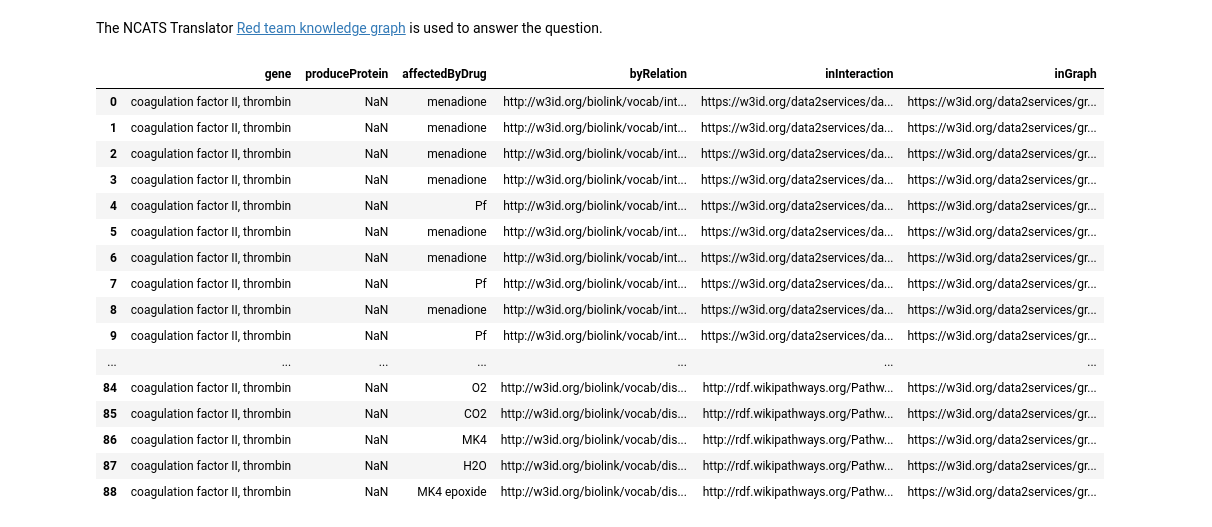
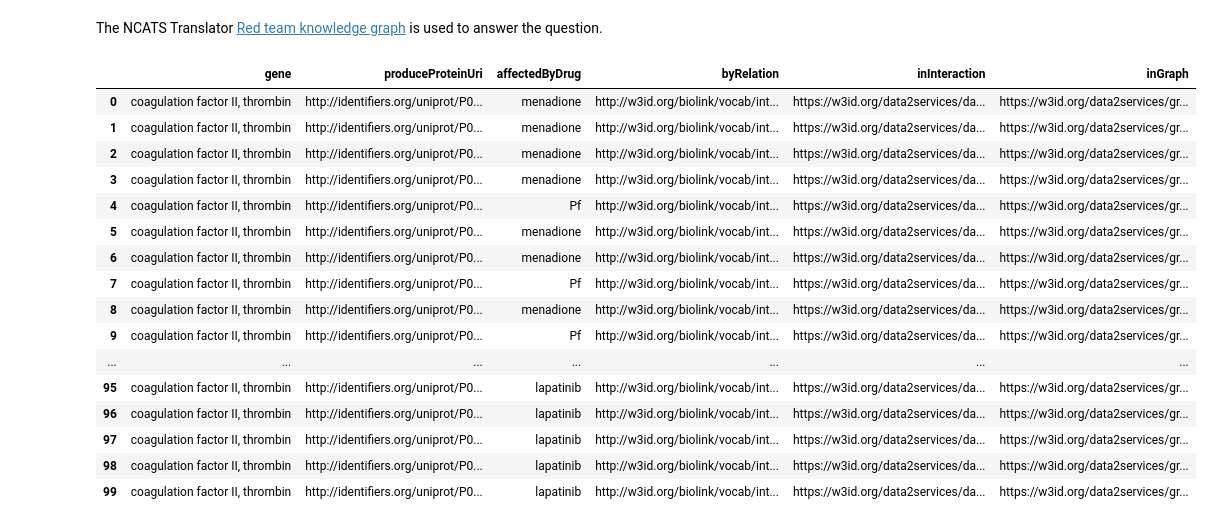
Before and after one commit to vemonet/translator-sparql-notebook, a Jupyter notebook: ncats-find_drugs_targeting_specific_gene.ipynb, the cells around one changed output. Drawn from its saved outputs; the diff is of its cells as text; code cells hidden in the pictures.

Commit message:
now use variable for gene in the query

```diff
--- a/ncats-find_drugs_targeting_specific_gene.ipynb
+++ b/ncats-find_drugs_targeting_specific_gene.ipynb
@@ -9,47 +19,50 @@ from IPython.core.display import display, HTML
 The NCATS Translator [Red team knowledge graph](http://graphdb.dumontierlab.com/repositories/ncats-red-kg) is used to answer the question.
 # %%
 sparql = SPARQLWrapper("http://graphdb.dumontierlab.com/repositories/ncats-red-kg")
-sparql.setQuery("""
+gene = "coagulation factor II, thrombin"
+query = """
 PREFIX rdfs: <http://www.w3.org/2000/01/rdf-schema#>
 PREFIX bl: <http://w3id.org/biolink/vocab/>
-SELECT distinct ?gene ?produceProtein ?affectedByDrug ?byRelation ?inInteraction ?inGraph
+SELECT distinct ?gene ?produceProteinUri ?affectedByDrug ?byRelation ?inInteraction ?inGraph
 {
   ?geneUri a bl:Gene ;
     bl:id ?geneId ;
     bl:name ?gene ;
-    bl:has_gene_product ?geneProductUri .
+    bl:has_gene_product ?produceProteinUri .
   OPTIONAL { ?geneProductUri bl:name ?produceProtein . }
   ?geneProductUri a bl:GeneProduct .
   GRAPH ?inGraph {
       ?inInteraction ?associationSubject ?geneProductUri ;
        ?associationObject ?drugUri ;
        bl:relation ?byRelation .
    }
   ?drugUri a bl:ChemicalSubstance .
   OPTIONAL {?drugUri bl:name ?affectedByDrug .}
-  FILTER regex(str(?gene), "coagulation factor II, thrombin") .
+  FILTER regex(str(?gene), "%s") .
 } limit 100
-""")
+"""
+
+sparql.setQuery(query % (gene))
 
 sparql.setReturnFormat(CSV)
 results = sparql.query().convert()
 df = pd.read_csv(io.BytesIO(results))
 display(HTML(df.to_html()))
 # %% [output]
-|  | gene | produceProtein | affectedByDrug | byRelation | inInteraction | inGraph |
-| 0 | coagulation factor II, thrombin | NaN | menadione | http://w3id.org/biolink/vocab/int... | https://w3id.org/data2services/da... | https://w3id.org/data2services/gr... |
-| 1 | coagulation factor II, thrombin | NaN | menadione | http://w3id.org/biolink/vocab/int... | https://w3id.org/data2services/da... | https://w3id.org/data2services/gr... |
-| 2 | coagulation factor II, thrombin | NaN | menadione | http://w3id.org/biolink/vocab/int... | https://w3id.org/data2services/da... | https://w3id.org/data2services/gr... |
-| 3 | coagulation factor II, thrombin | NaN | menadione | http://w3id.org/biolink/vocab/int... | https://w3id.org/data2services/da... | https://w3id.org/data2services/gr... |
-| 4 | coagulation factor II, thrombin | NaN | Pf | http://w3id.org/biolink/vocab/int... | https://w3id.org/data2services/da... | https://w3id.org/data2services/gr... |
-| 5 | coagulation factor II, thrombin | NaN | menadione | http://w3id.org/biolink/vocab/int... | https://w3id.org/data2services/da... | https://w3id.org/data2services/gr... |
-| 6 | coagulation factor II, thrombin | NaN | menadione | http://w3id.org/biolink/vocab/int... | https://w3id.org/data2services/da... | https://w3id.org/data2services/gr... |
-| 7 | coagulation factor II, thrombin | NaN | Pf | http://w3id.org/biolink/vocab/int... | https://w3id.org/data2services/da... | https://w3id.org/data2services/gr... |
-| 8 | coagulation factor II, thrombin | NaN | menadione | http://w3id.org/biolink/vocab/int... | https://w3id.org/data2services/da... | https://w3id.org/data2services/gr... |
-| 9 | coagulation factor II, thrombin | NaN | Pf | http://w3id.org/biolink/vocab/int... | https://w3id.org/data2services/da... | https://w3id.org/data2services/gr... |
+|  | gene | produceProteinUri | affectedByDrug | byRelation | inInteraction | inGraph |
+| 0 | coagulation factor II, thrombin | http://identifiers.org/uniprot/P0... | menadione | http://w3id.org/biolink/vocab/int... | https://w3id.org/data2services/da... | https://w3id.org/data2services/gr... |
+| 1 | coagulation factor II, thrombin | http://identifiers.org/uniprot/P0... | menadione | http://w3id.org/biolink/vocab/int... | https://w3id.org/data2services/da... | https://w3id.org/data2services/gr... |
+| 2 | coagulation factor II, thrombin | http://identifiers.org/uniprot/P0... | menadione | http://w3id.org/biolink/vocab/int... | https://w3id.org/data2services/da... | https://w3id.org/data2services/gr... |
+| 3 | coagulation factor II, thrombin | http://identifiers.org/uniprot/P0... | menadione | http://w3id.org/biolink/vocab/int... | https://w3id.org/data2services/da... | https://w3id.org/data2services/gr... |
+| 4 | coagulation factor II, thrombin | http://identifiers.org/uniprot/P0... | Pf | http://w3id.org/biolink/vocab/int... | https://w3id.org/data2services/da... | https://w3id.org/data2services/gr... |
+| 5 | coagulation factor II, thrombin | http://identifiers.org/uniprot/P0... | menadione | http://w3id.org/biolink/vocab/int... | https://w3id.org/data2services/da... | https://w3id.org/data2services/gr... |
+| 6 | coagulation factor II, thrombin | http://identifiers.org/uniprot/P0... | menadione | http://w3id.org/biolink/vocab/int... | https://w3id.org/data2services/da... | https://w3id.org/data2services/gr... |
+| 7 | coagulation factor II, thrombin | http://identifiers.org/uniprot/P0... | Pf | http://w3id.org/biolink/vocab/int... | https://w3id.org/data2services/da... | https://w3id.org/data2services/gr... |
+| 8 | coagulation factor II, thrombin | http://identifiers.org/uniprot/P0... | menadione | http://w3id.org/biolink/vocab/int... | https://w3id.org/data2services/da... | https://w3id.org/data2services/gr... |
+| 9 | coagulation factor II, thrombin | http://identifiers.org/uniprot/P0... | Pf | http://w3id.org/biolink/vocab/int... | https://w3id.org/data2services/da... | https://w3id.org/data2services/gr... |
 | ... | ... | ... | ... | ... | ... | ... |
-| 84 | coagulation factor II, thrombin | NaN | O2 | http://w3id.org/biolink/vocab/dis... | http://rdf.wikipathways.org/Pathw... | https://w3id.org/data2services/gr... |
-| 85 | coagulation factor II, thrombin | NaN | CO2 | http://w3id.org/biolink/vocab/dis... | http://rdf.wikipathways.org/Pathw... | https://w3id.org/data2services/gr... |
-| 86 | coagulation factor II, thrombin | NaN | MK4 | http://w3id.org/biolink/vocab/dis... | http://rdf.wikipathways.org/Pathw... | https://w3id.org/data2services/gr... |
-| 87 | coagulation factor II, thrombin | NaN | H2O | http://w3id.org/biolink/vocab/dis... | http://rdf.wikipathways.org/Pathw... | https://w3id.org/data2services/gr... |
-| 88 | coagulation factor II, thrombin | NaN | MK4 epoxide | http://w3id.org/biolink/vocab/dis... | http://rdf.wikipathways.org/Pathw... | https://w3id.org/data2services/gr... |
+| 95 | coagulation factor II, thrombin | http://identifiers.org/uniprot/P0... | lapatinib | http://w3id.org/biolink/vocab/int... | https://w3id.org/data2services/da... | https://w3id.org/data2services/gr... |
+| 96 | coagulation factor II, thrombin | http://identifiers.org/uniprot/P0... | lapatinib | http://w3id.org/biolink/vocab/int... | https://w3id.org/data2services/da... | https://w3id.org/data2services/gr... |
+| 97 | coagulation factor II, thrombin | http://identifiers.org/uniprot/P0... | lapatinib | http://w3id.org/biolink/vocab/int... | https://w3id.org/data2services/da... | https://w3id.org/data2services/gr... |
+| 98 | coagulation factor II, thrombin | http://identifiers.org/uniprot/P0... | lapatinib | http://w3id.org/biolink/vocab/int... | https://w3id.org/data2services/da... | https://w3id.org/data2services/gr... |
+| 99 | coagulation factor II, thrombin | http://identifiers.org/uniprot/P0... | lapatinib | http://w3id.org/biolink/vocab/int... | https://w3id.org/data2services/da... | https://w3id.org/data2services/gr... |
```
Also changed, not shown: parts of 1 cell of this notebook.
